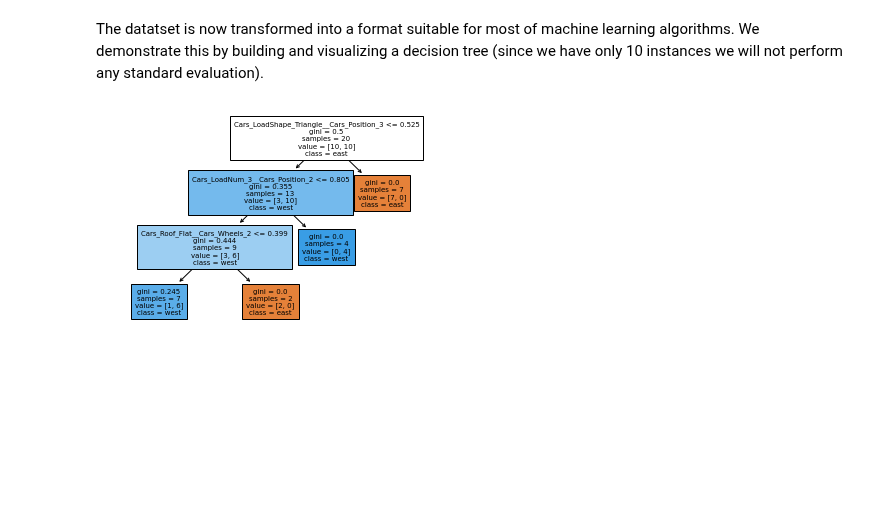
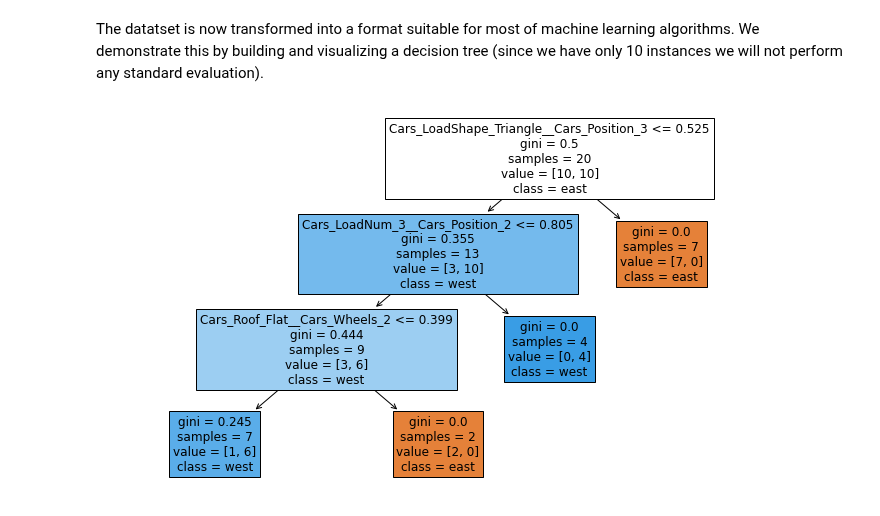
Before and after one commit to vpodpecan/representation_learning, a Jupyter notebook: Chapter4/wordification.ipynb, the cells around one changed output. Drawn from its saved outputs; the diff is of its cells as text; code cells hidden in the pictures; blank space fills up the shorter version.

```diff
--- a/Chapter4/wordification.ipynb
+++ b/Chapter4/wordification.ipynb
@@ -142,14 +142,17 @@ The datatset is now transformed into a format suitable for most of machine learn
 # %%
 from sklearn.tree import DecisionTreeClassifier
 from sklearn.tree import plot_tree
+import matplotlib.pyplot as plt
+
+fig, ax = plt.subplots(figsize=(12, 7))
 tree = DecisionTreeClassifier(min_samples_leaf=2)
 tree.fit(X1, trains_tfidf.Y)
 y_names = np.array([x.name for x in trains_tfidf.domain.attributes])[selector.support_]
 _=plot_tree(tree,
             feature_names=y_names,
             filled=True,
-            fontsize=7,
+            fontsize=12,
             class_names=[trains_tfidf.domain.class_var.str_val(i) for i in [0,1]],
             label='all')
 # %% [output]
-[figure, old version]
+[figure, new version]
```
